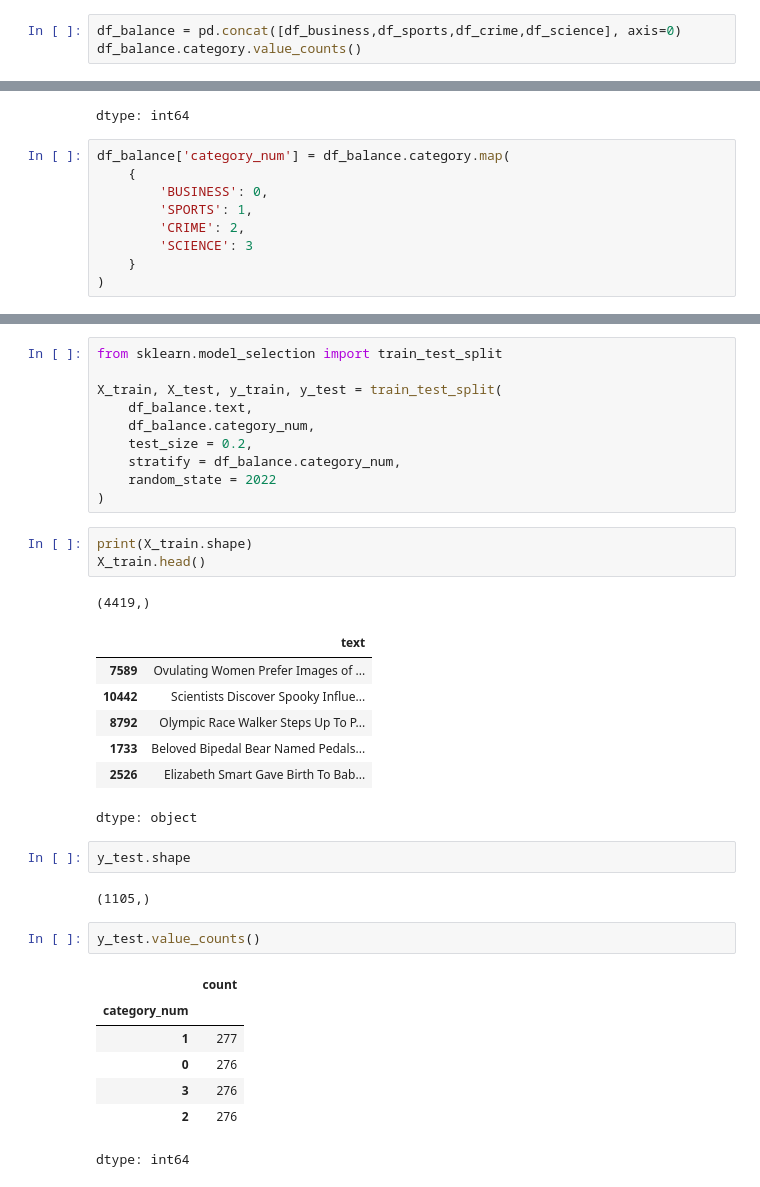
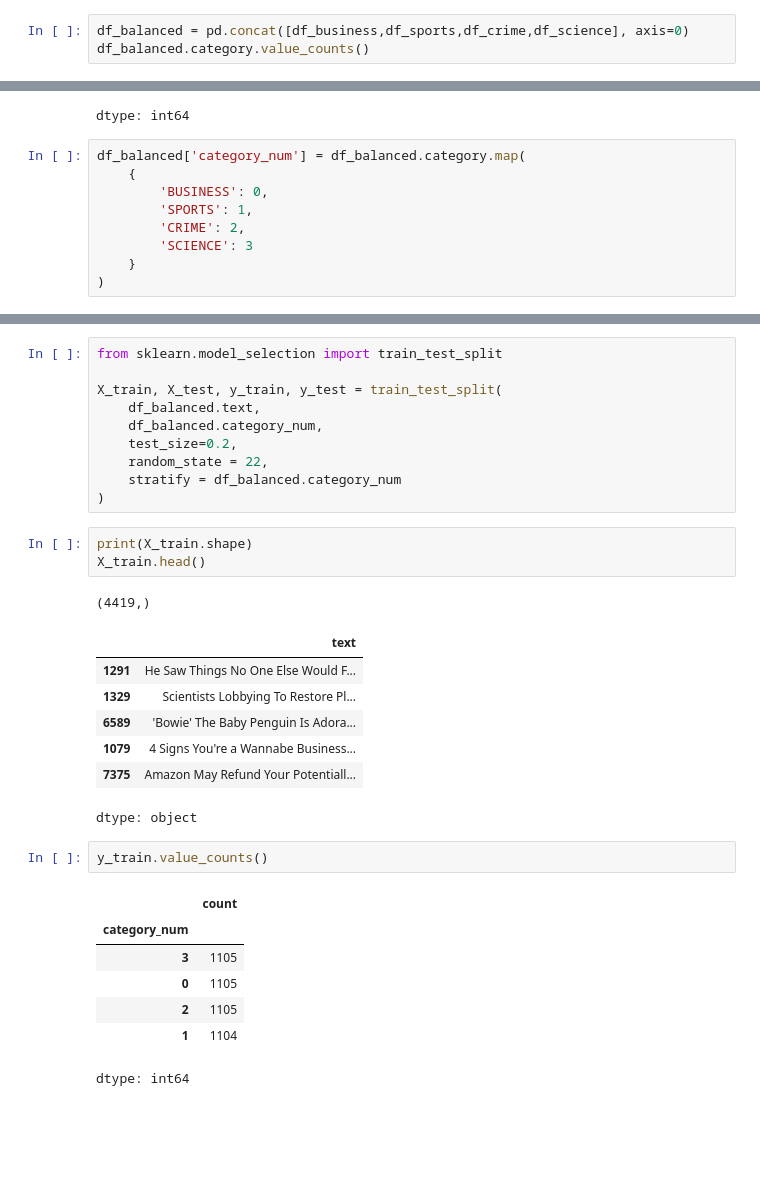
Before and after one commit to Somrat390/NLP, a Jupyter notebook: Bag_of_word.ipynb, the cells around one changed output, grey strips where cells are left out. Drawn from its saved outputs; the diff is of its cells as text; blank space fills up the shorter version.

```diff
--- a/Bag_of_word.ipynb
+++ b/Bag_of_word.ipynb
@@ -89,6 +102,6 @@ df_science = df[df.category=='SCIENCE'].sample(min_sample, random_state=2022)
 # %%
-df_balance = pd.concat([df_business,df_sports,df_crime,df_science], axis=0)
-df_balance.category.value_counts()
+df_balanced = pd.concat([df_business,df_sports,df_crime,df_science], axis=0)
+df_balanced.category.value_counts()
 # %% [output]
 |  | count |
 | category |  |
@@ -98,7 +111,7 @@ df_balance.category.value_counts()
 | SCIENCE | 1381 |
 dtype: int64
 # %%
-df_balance['category_num'] = df_balance.category.map(
+df_balanced['category_num'] = df_balanced.category.map(
     {
         'BUSINESS': 0,
         'SPORTS': 1,
@@ -119,11 +123,11 @@ df_balance.head()
 from sklearn.model_selection import train_test_split
 
 X_train, X_test, y_train, y_test = train_test_split(
-    df_balance.text,
-    df_balance.category_num,
-    test_size = 0.2,
-    stratify = df_balance.category_num,
-    random_state = 2022
+    df_balanced.text,
+    df_balanced.category_num,
+    test_size=0.2,
+    random_state = 22,
+    stratify = df_balanced.category_num
 )
 # %%
 print(X_train.shape)
@@ -131,25 +135,21 @@ X_train.head()
 # %% [output]
 (4419,)
 |  | text |
-| 7589 | Ovulating Women Prefer Images of ... |
-| 10442 | Scientists Discover Spooky Influe... |
-| 8792 | Olympic Race Walker Steps Up To P... |
-| 1733 | Beloved Bipedal Bear Named Pedals... |
-| 2526 | Elizabeth Smart Gave Birth To Bab... |
+| 1291 | He Saw Things No One Else Would F... |
+| 1329 | Scientists Lobbying To Restore Pl... |
+| 6589 | 'Bowie' The Baby Penguin Is Adora... |
+| 1079 | 4 Signs You're a Wannabe Business... |
+| 7375 | Amazon May Refund Your Potentiall... |
 dtype: object
-# %%
-y_test.shape
-# %% [output]
-(1105,)
 # %%
-y_test.value_counts()
+y_train.value_counts()
 # %% [output]
 |  | count |
 | category_num |  |
-| 1 | 277 |
-| 0 | 276 |
-| 3 | 276 |
-| 2 | 276 |
+| 3 | 1105 |
+| 0 | 1105 |
+| 2 | 1105 |
+| 1 | 1104 |
 dtype: int64
 # %%
 from sklearn.naive_bayes import MultinomialNB
```
Also changed, not shown: parts of 20 cells of this notebook.
